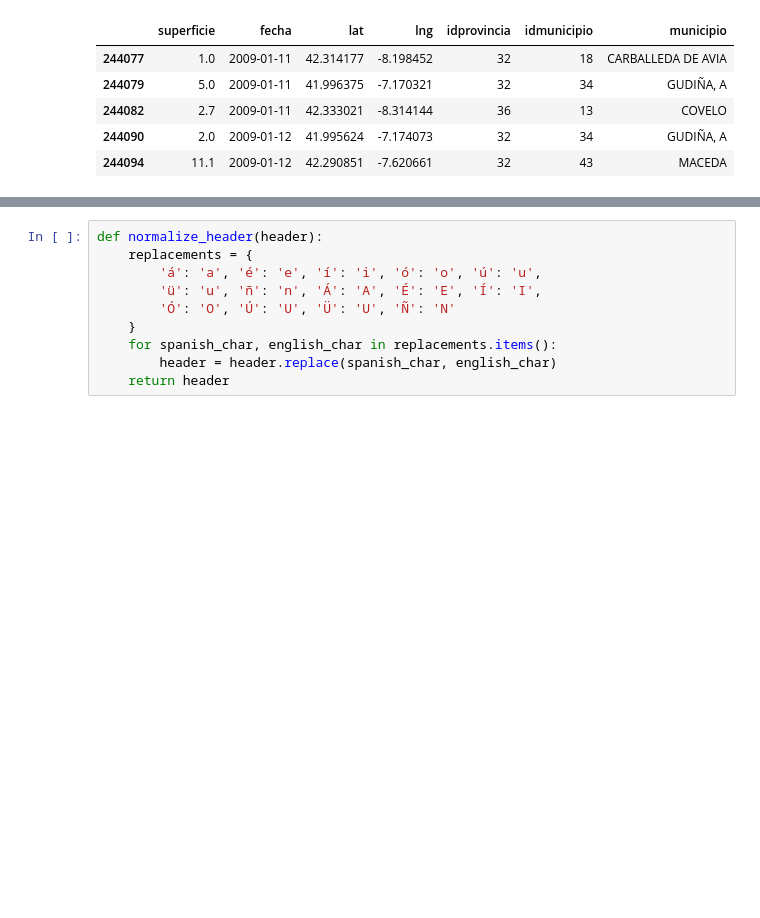
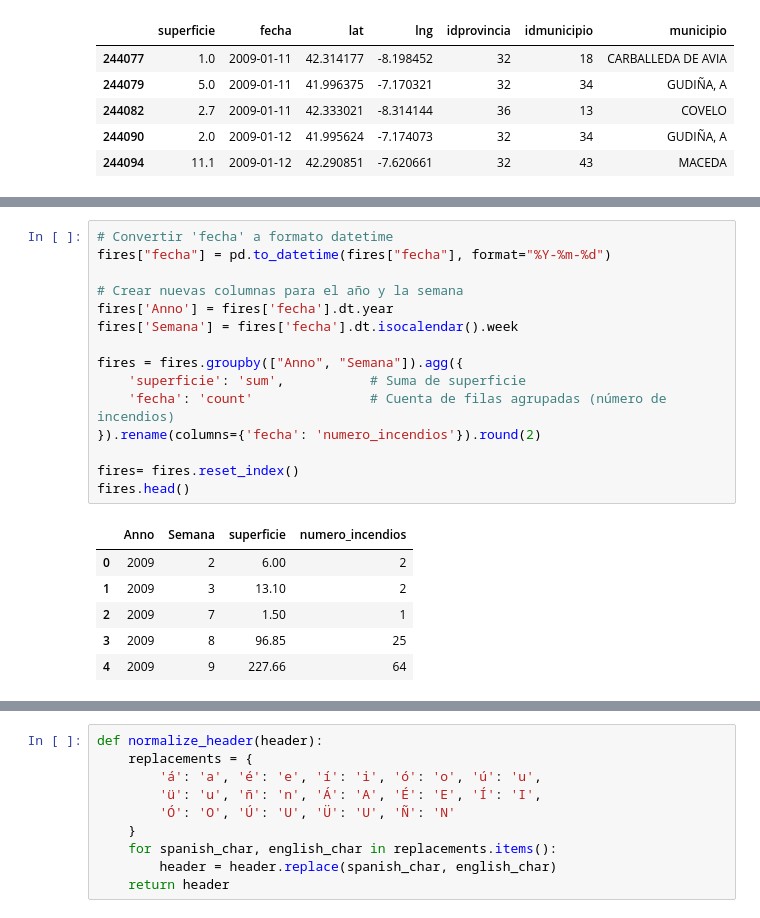
Before and after one commit to JozsefIvanGafo/4-Year-Q1-iao-project-Prediction-of-Forest-fires-in-Galicia-Spain2024-UC3M, a Jupyter notebook: prediction_of_forest_fires_in_Galicia.ipynb, the cells around one changed output, grey strips where cells are left out. Saved outputs shown, nothing was run; the diff lists cells and outputs as text; blank space fills up the shorter version.

```diff
--- a/prediction_of_forest_fires_in_Galicia.ipynb
+++ b/prediction_of_forest_fires_in_Galicia.ipynb
@@ -141,0 +180,22 @@ fires.head()
+# %%
+# Convertir 'fecha' a formato datetime
+fires["fecha"] = pd.to_datetime(fires["fecha"], format="%Y-%m-%d")
+
+# Crear nuevas columnas para el año y la semana
+fires['Anno'] = fires['fecha'].dt.year
+fires['Semana'] = fires['fecha'].dt.isocalendar().week
+
+fires = fires.groupby(["Anno", "Semana"]).agg({
+    'superficie': 'sum',           # Suma de superficie
+    'fecha': 'count'               # Cuenta de filas agrupadas (número de incendios)
+}).rename(columns={'fecha': 'numero_incendios'}).round(2)
+
+fires= fires.reset_index()
+fires.head()
+# %% [output]
+|  | Anno | Semana | superficie | numero_incendios |
+| 0 | 2009 | 2 | 6.00 | 2 |
+| 1 | 2009 | 3 | 13.10 | 2 |
+| 2 | 2009 | 7 | 1.50 | 1 |
+| 3 | 2009 | 8 | 96.85 | 25 |
+| 4 | 2009 | 9 | 227.66 | 64 |
```
Also changed, not shown: parts of 19 cells of this notebook, 2 other files.
